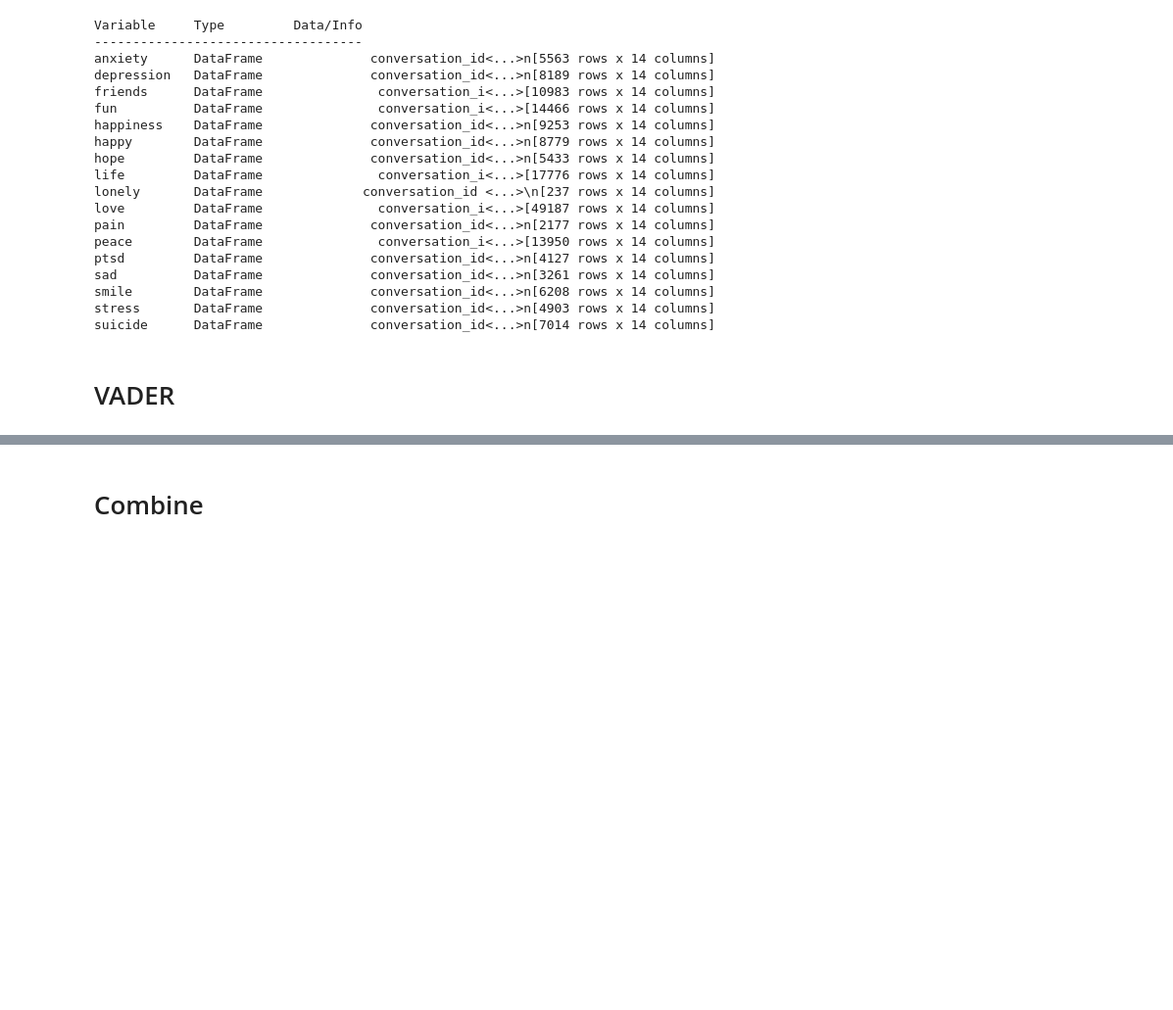
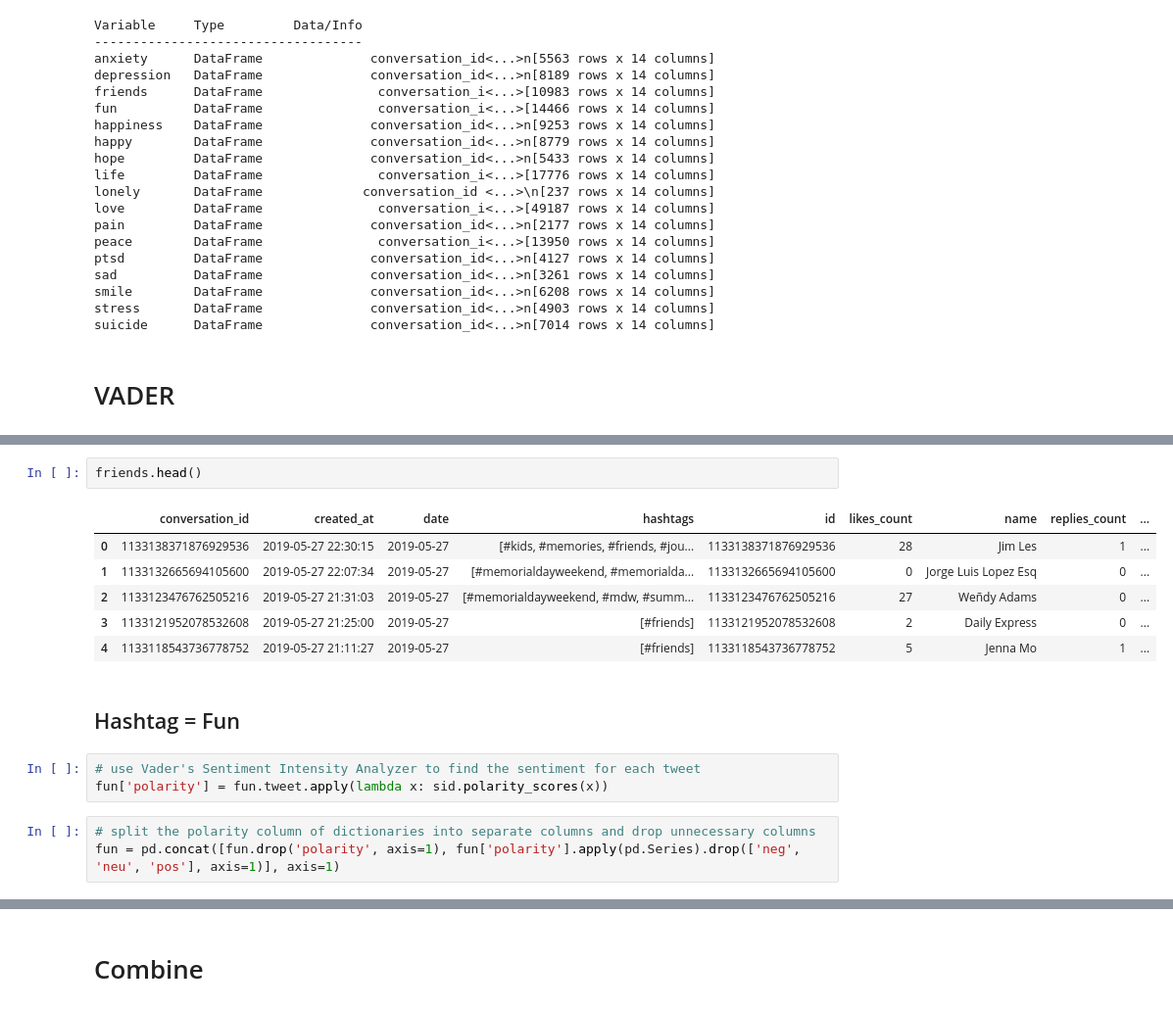
Before and after one commit to lasoya/Social_Media_Analysis, a Jupyter notebook: Data_Cleaning.ipynb, the cells around one changed output, grey strips where cells are left out. Shown at 98% size. Drawn from its saved outputs; the diff is of its cells as text; blank space fills up the shorter version.

```diff
--- a/Data_Cleaning.ipynb
+++ b/Data_Cleaning.ipynb
@@ -2582,0 +2634,17 @@ suicide      DataFrame              conversation_id<...>n[7014 rows x 14 columns
+# %%
+friends.head()
+# %% [output]
+|  | conversation_id | created_at | date | hashtags | id | likes_count | name | replies_count | ... |
+| 0 | 1133138371876929536 | 2019-05-27 22:30:15 | 2019-05-27 | [#kids, #memories, #friends, #jou... | 1133138371876929536 | 28 | Jim Les | 1 | ... |
+| 1 | 1133132665694105600 | 2019-05-27 22:07:34 | 2019-05-27 | [#memorialdayweekend, #memorialda... | 1133132665694105600 | 0 | Jorge Luis Lopez Esq | 0 | ... |
+| 2 | 1133123476762505216 | 2019-05-27 21:31:03 | 2019-05-27 | [#memorialdayweekend, #mdw, #summ... | 1133123476762505216 | 27 | Weñdy Adams | 0 | ... |
+| 3 | 1133121952078532608 | 2019-05-27 21:25:00 | 2019-05-27 | [#friends] | 1133121952078532608 | 2 | Daily Express | 0 | ... |
+| 4 | 1133118543736778752 | 2019-05-27 21:11:27 | 2019-05-27 | [#friends] | 1133118543736778752 | 5 | Jenna Mo | 1 | ... |
+# %% [markdown]
+## Hashtag = Fun
+# %%
+# use Vader's Sentiment Intensity Analyzer to find the sentiment for each tweet
+fun['polarity'] = fun.tweet.apply(lambda x: sid.polarity_scores(x))
+# %%
+# split the polarity column of dictionaries into separate columns and drop unnecessary columns
+fun = pd.concat([fun.drop('polarity', axis=1), fun['polarity'].apply(pd.Series).drop(['neg', 'neu', 'pos'], axis=1)], axis=1)
```
Also changed, not shown: parts of 68 cells of this notebook.
